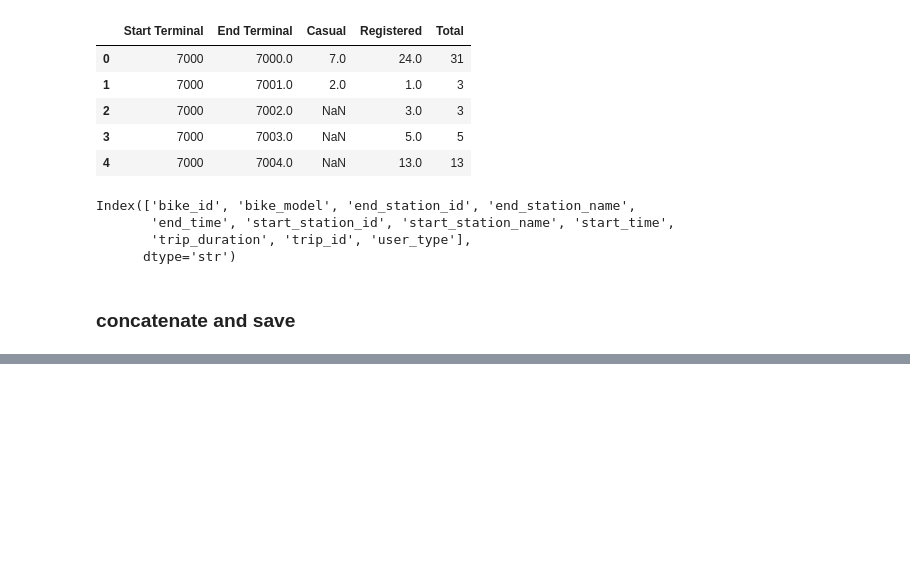
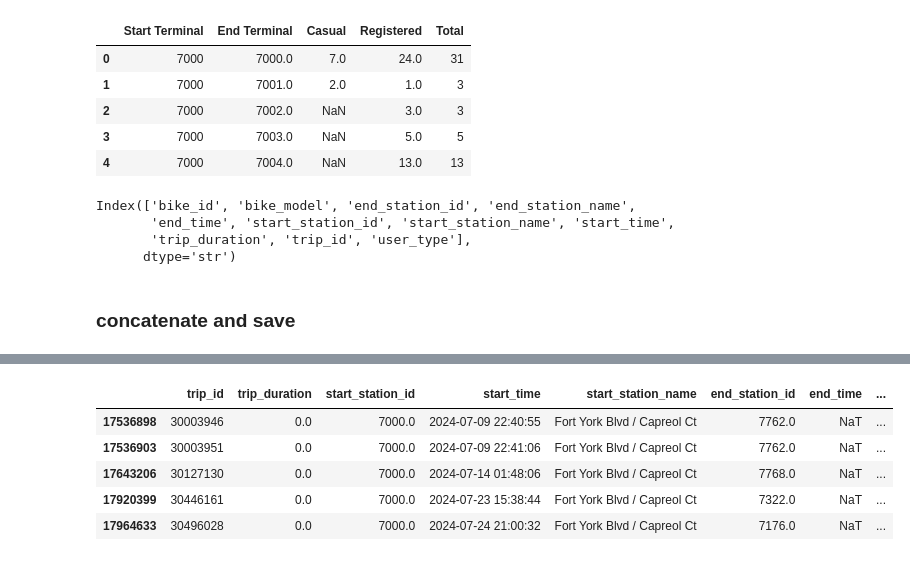
Before and after one commit to Neman-River/bikeshare_toronto, a Jupyter notebook: import_data.ipynb, the cells around one changed output, grey strips where cells are left out. Drawn from its saved outputs; the diff is of its cells as text; code cells hidden in the pictures; blank space fills up the shorter version.

```diff
--- a/import_data.ipynb
+++ b/import_data.ipynb
@@ -985,0 +1061,4 @@ print(f"{len(fuzzy_hits)} fuzzy near-miss pairs")
+# %%
+# can remove with trip_duration==0 and start/end station the same (421 obs)
+mask = (df['trip_duration']==0) & (df['start_station_id']==df['end_station_id'])
+df = df.loc[~mask]
@@ -985,0 +1071,4 @@ print(f"{len(fuzzy_hits)} fuzzy near-miss pairs")
+# %%
+# get rid of obs. where we do not know start_station_id and trip_duration==0
+mask = (df['trip_duration']==0) & (df['start_station_id'].isna())
+df = df[~mask]
@@ -985,0 +1082,11 @@ print(f"{len(fuzzy_hits)} fuzzy near-miss pairs")
+# %%
+(df[(df['trip_duration']==0) & (df['end_station_id'].notna())]
+        .sort_values(['start_station_id', 'start_time'])
+        .head()) # 5637
+# %% [output]
+|  | trip_id | trip_duration | start_station_id | start_time | start_station_name | end_station_id | end_time | ... |
+| 17536898 | 30003946 | 0.0 | 7000.0 | 2024-07-09 22:40:55 | Fort York Blvd / Capreol Ct | 7762.0 | NaT | ... |
+| 17536903 | 30003951 | 0.0 | 7000.0 | 2024-07-09 22:41:06 | Fort York Blvd / Capreol Ct | 7762.0 | NaT | ... |
+| 17643206 | 30127130 | 0.0 | 7000.0 | 2024-07-14 01:48:06 | Fort York Blvd / Capreol Ct | 7768.0 | NaT | ... |
+| 17920399 | 30446161 | 0.0 | 7000.0 | 2024-07-23 15:38:44 | Fort York Blvd / Capreol Ct | 7322.0 | NaT | ... |
+| 17964633 | 30496028 | 0.0 | 7000.0 | 2024-07-24 21:00:32 | Fort York Blvd / Capreol Ct | 7176.0 | NaT | ... |
```
Also changed, not shown: parts of 90 cells of this notebook.
